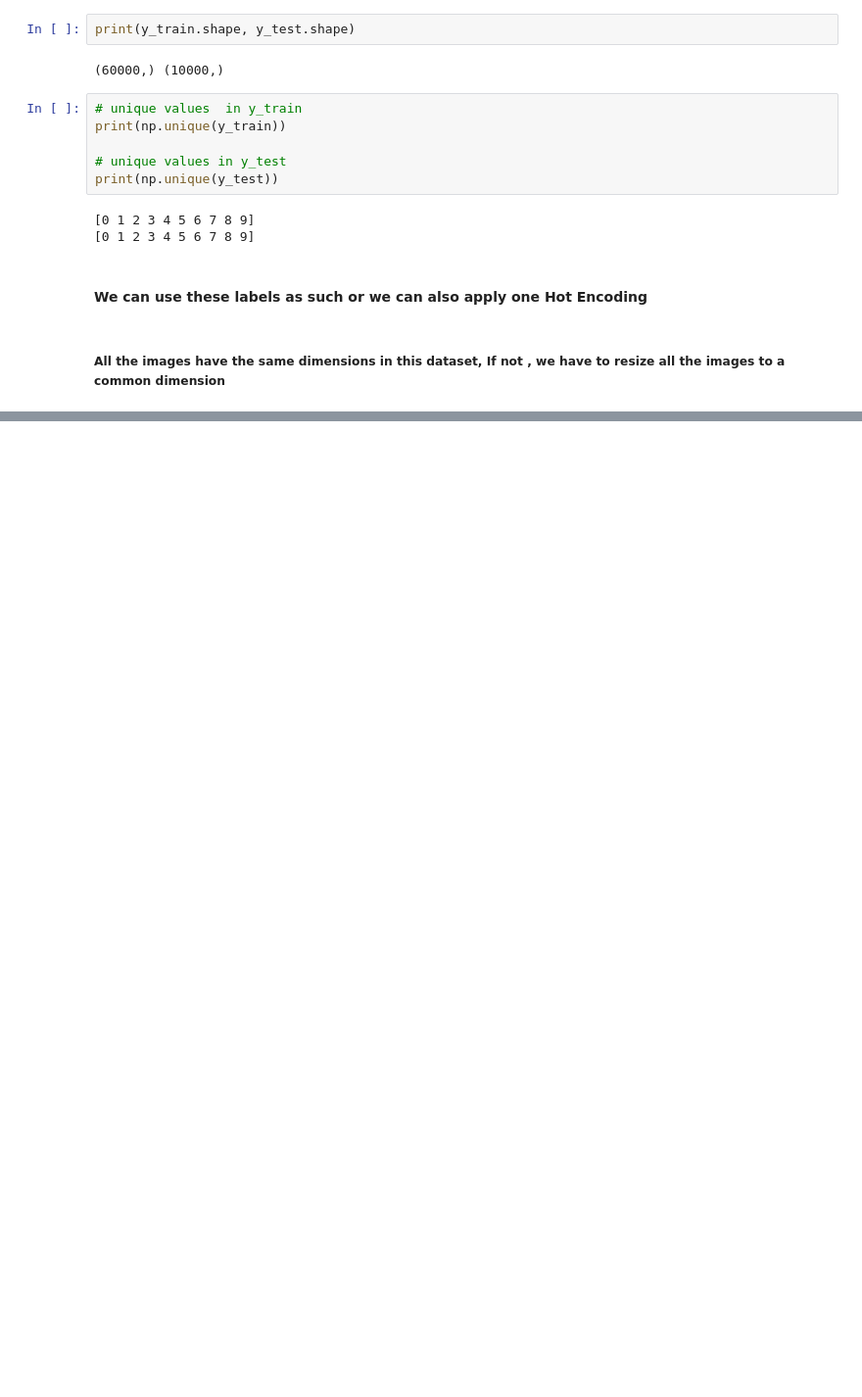
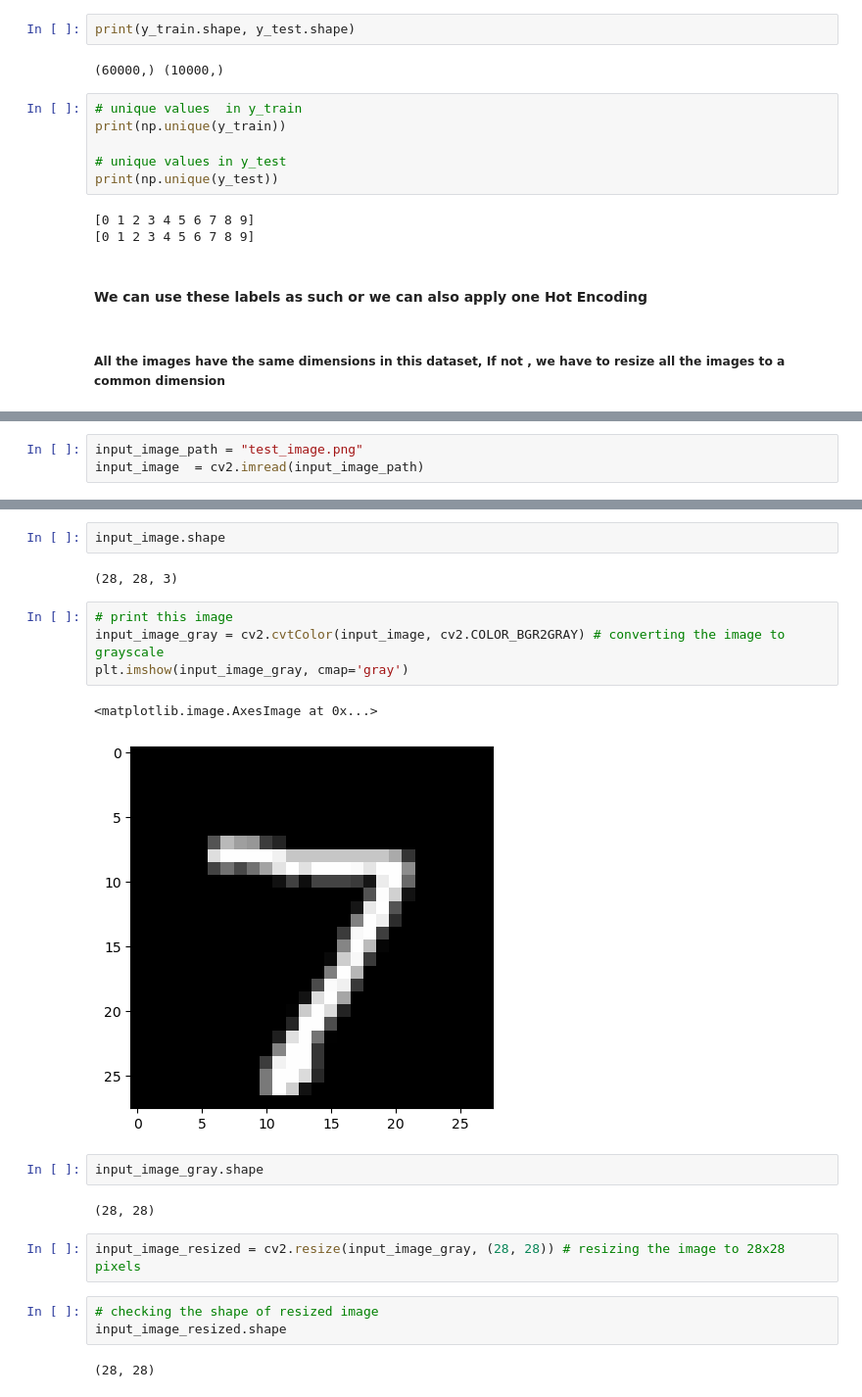
Before and after one commit to PRAFULPAWAR8888/AI-ML-Projects2025, a Jupyter notebook: DL/DL3- MNIST_Digit_Classification_With_Neural_Network/Digit_Classification_NN.ipynb, the cells around one changed output, grey strips where cells are left out. Shown: that part at 98% size. Cells and saved outputs as stored; diff of their text form; blank space fills up the shorter version.

```diff
--- a/DL/DL3- MNIST_Digit_Classification_With_Neural_Network/Digit_Classification_NN.ipynb
+++ b/DL/DL3- MNIST_Digit_Classification_With_Neural_Network/Digit_Classification_NN.ipynb
@@ -103,0 +249,3 @@ print(np.unique(y_test))
+# %%
+input_image_path = "test_image.png"
+input_image  = cv2.imread(input_image_path)
@@ -103,0 +276,22 @@ print(np.unique(y_test))
+# %%
+input_image.shape
+# %% [output]
+(28, 28, 3)
+# %%
+# print this image
+input_image_gray = cv2.cvtColor(input_image, cv2.COLOR_BGR2GRAY) # converting the image to grayscale
+plt.imshow(input_image_gray, cmap='gray')
+# %% [output]
+<matplotlib.image.AxesImage at 0x...>
+[figure, added]
+# %%
+input_image_gray.shape
+# %% [output]
+(28, 28)
+# %%
+input_image_resized = cv2.resize(input_image_gray, (28, 28)) # resizing the image to 28x28 pixels
+# %%
+# checking the shape of resized image
+input_image_resized.shape
+# %% [output]
+(28, 28)
```
Also changed, not shown: parts of 37 cells of this notebook, 1 other file.
